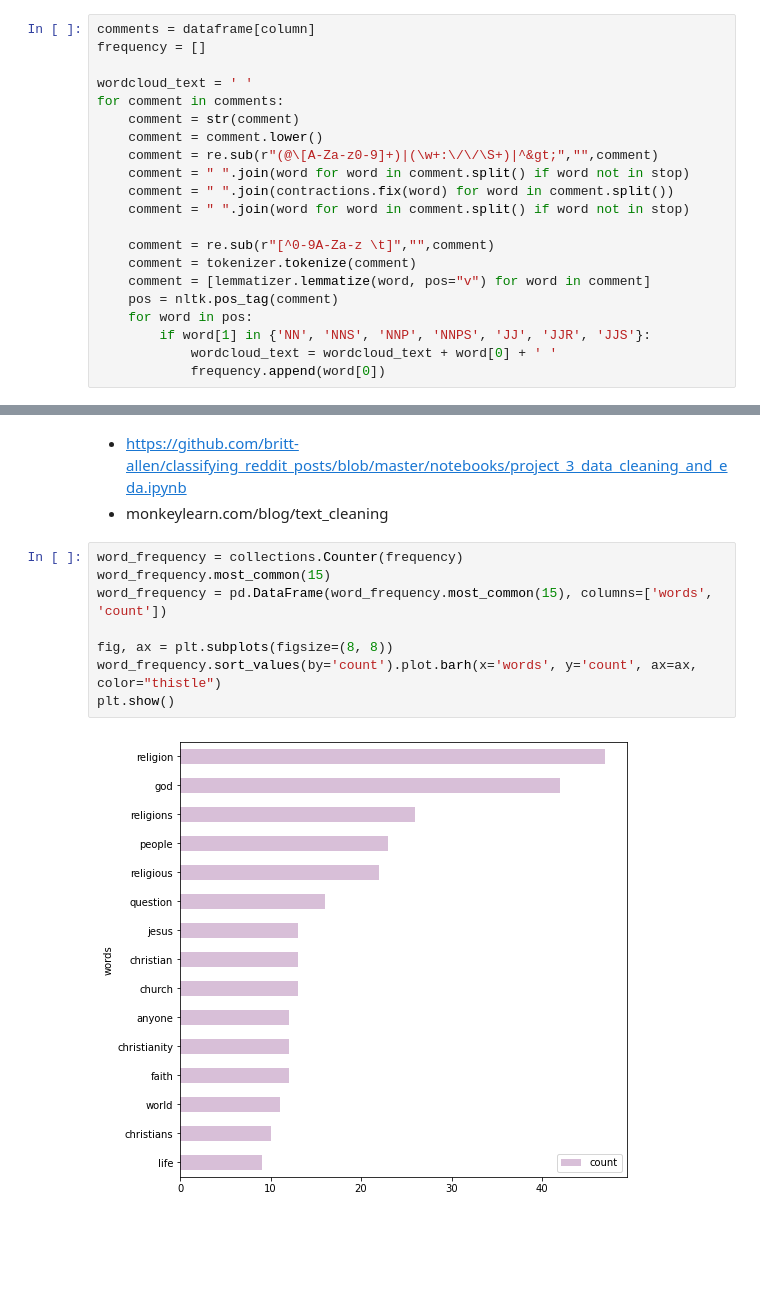
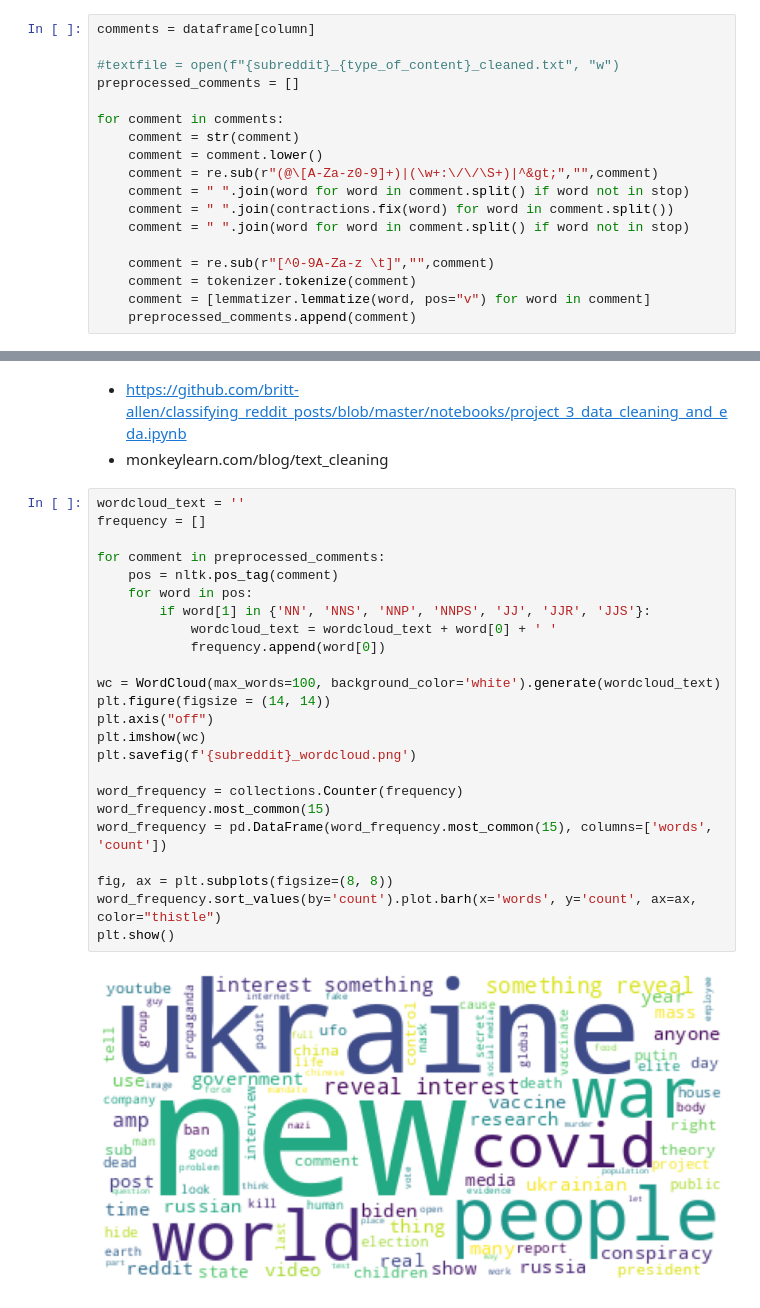
Before and after one commit to irenestrauss/nlp_on_conspiracy_theories, a Jupyter notebook: code/preprocessing.ipynb, the cells around one changed output, grey strips where cells are left out. Cells and saved outputs as stored; diff of their text form; blank space fills up the shorter version.

```diff
--- a/code/preprocessing.ipynb
+++ b/code/preprocessing.ipynb
@@ -31,8 +33,9 @@ dataframe.head()
 # %%
 comments = dataframe[column]
-frequency = []
 
-wordcloud_text = ' '
+#textfile = open(f"{subreddit}_{type_of_content}_cleaned.txt", "w")
+preprocessed_comments = []
+
 for comment in comments:
     comment = str(comment)
     comment = comment.lower()
@@ -44,8 +47,4 @@ for comment in comments:
     comment = re.sub(r"[^0-9A-Za-z \t]","",comment)
     comment = tokenizer.tokenize(comment)
     comment = [lemmatizer.lemmatize(word, pos="v") for word in comment]
-    pos = nltk.pos_tag(comment)
-    for word in pos:
-        if word[1] in {'NN', 'NNS', 'NNP', 'NNPS', 'JJ', 'JJR', 'JJS'}:
-            wordcloud_text = wordcloud_text + word[0] + ' '
-            frequency.append(word[0])
+    preprocessed_comments.append(comment)
@@ -61,12 +52,28 @@ plt.savefig(f'{subreddit}_wordcloud.png')
 * https://github.com/britt-allen/classifying_reddit_posts/blob/master/notebooks/project_3_data_cleaning_and_eda.ipynb
 * monkeylearn.com/blog/text_cleaning
 # %%
+wordcloud_text = ''
+frequency = []
+
+for comment in preprocessed_comments:
+    pos = nltk.pos_tag(comment)
+    for word in pos:
+        if word[1] in {'NN', 'NNS', 'NNP', 'NNPS', 'JJ', 'JJR', 'JJS'}:
+            wordcloud_text = wordcloud_text + word[0] + ' '
+            frequency.append(word[0])
+
+wc = WordCloud(max_words=100, background_color='white').generate(wordcloud_text)
+plt.figure(figsize = (14, 14))
+plt.axis("off")
+plt.imshow(wc)
+plt.savefig(f'{subreddit}_wordcloud.png')
+
 word_frequency = collections.Counter(frequency)
 word_frequency.most_common(15)
 word_frequency = pd.DataFrame(word_frequency.most_common(15), columns=['words', 'count'])
 
 fig, ax = plt.subplots(figsize=(8, 8))
 word_frequency.sort_values(by='count').plot.barh(x='words', y='count', ax=ax, color="thistle")
 plt.show()
 # %% [output]
-[figure, old version]
+[figure, new version]
```
Also changed, not shown: parts of 4 cells of this notebook.
